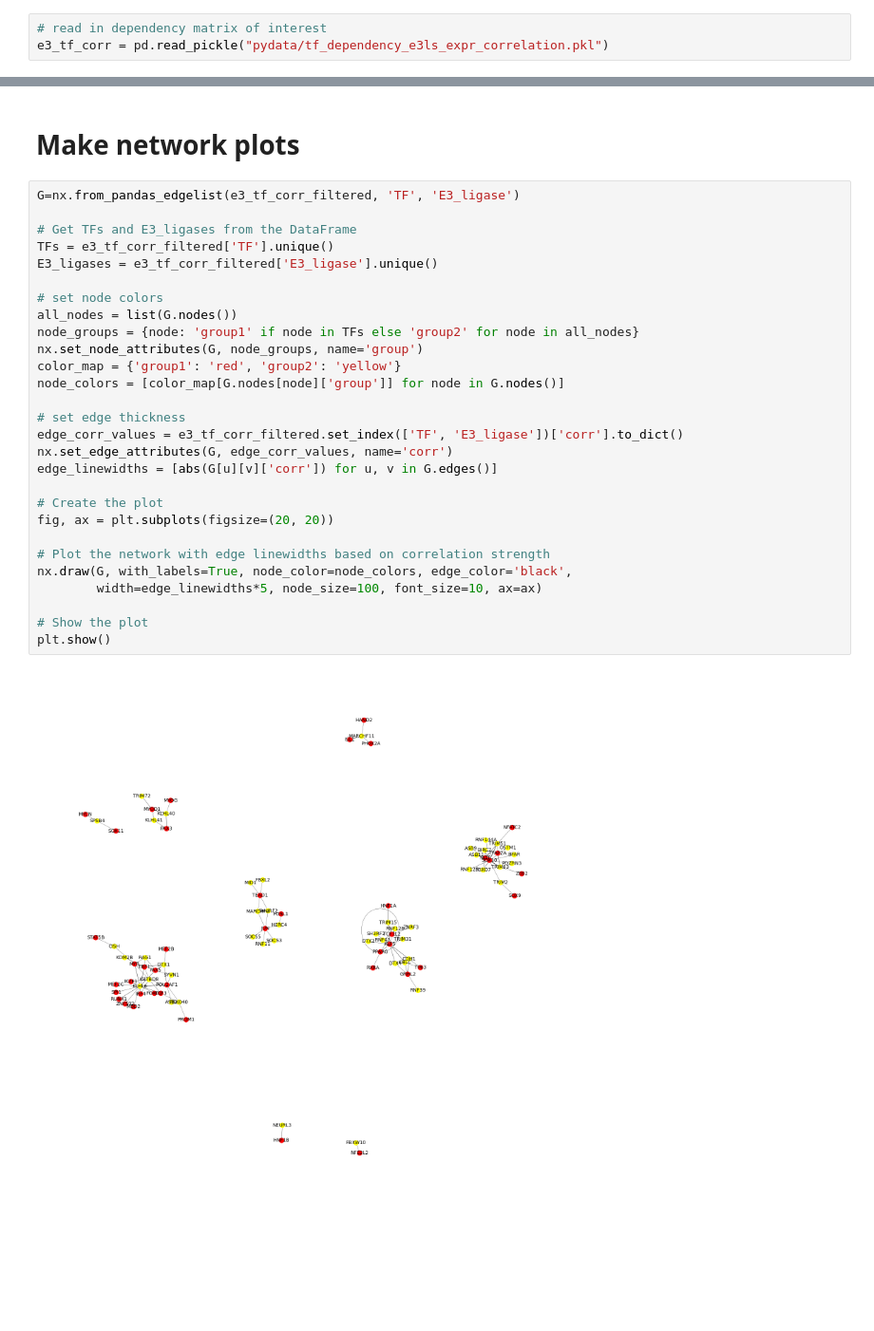
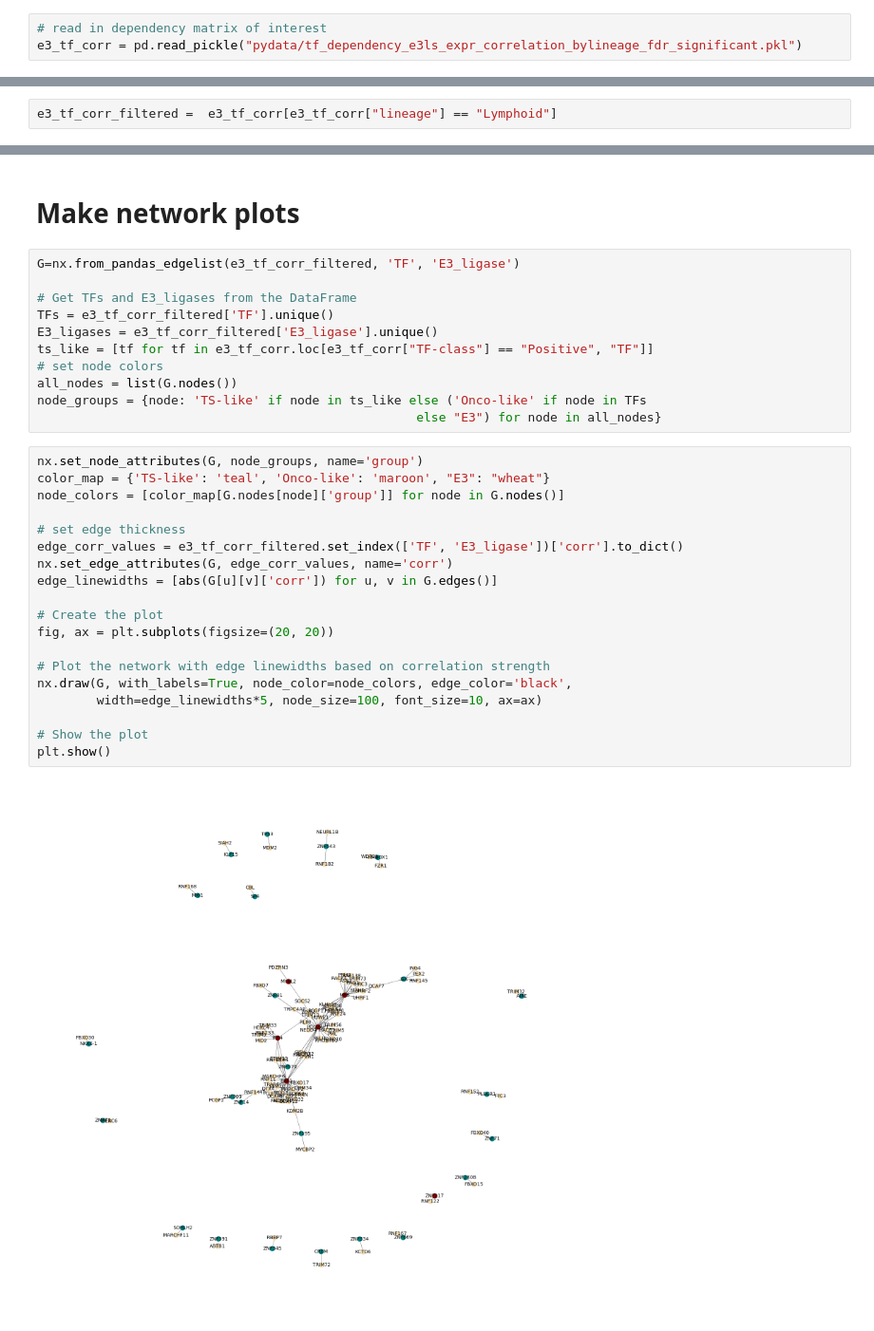
Before and after one commit to ddiannae/cancer_bootcamp25, a Jupyter notebook: 9_make_network_plots.ipynb, the cells around one changed output, grey strips where cells are left out. Shown at 95% size. Cells and saved outputs as stored; diff of their text form; blank space fills up the shorter version.

Commit message:
Filtering for lymphoid

```diff
--- a/9_make_network_plots.ipynb
+++ b/9_make_network_plots.ipynb
@@ -10,5 +9,5 @@ import matplotlib.pyplot as plt
 # Import and prepare data
 # %%
 # read in dependency matrix of interest
-e3_tf_corr = pd.read_pickle("pydata/tf_dependency_e3ls_expr_correlation.pkl")
+e3_tf_corr = pd.read_pickle("pydata/tf_dependency_e3ls_expr_correlation_bylineage_fdr_significant.pkl")
 # %%
@@ -35 +22,3 @@ e3_tf_corr_filtered=e3_tf_corr.loc[ abs(e3_tf_corr['corr'] < -threshold) , ['TF'
+# %%
+e3_tf_corr_filtered =  e3_tf_corr[e3_tf_corr["lineage"] == "Lymphoid"]
 # %%
@@ -51,32 +44,34 @@ e3_tf_corr_filtered
 # %% [markdown]
 # Make network plots
+# %%
+G=nx.from_pandas_edgelist(e3_tf_corr_filtered, 'TF', 'E3_ligase')
+
+# Get TFs and E3_ligases from the DataFrame
+TFs = e3_tf_corr_filtered['TF'].unique()
+E3_ligases = e3_tf_corr_filtered['E3_ligase'].unique()
+ts_like = [tf for tf in e3_tf_corr.loc[e3_tf_corr["TF-class"] == "Positive", "TF"]]
+# set node colors
+all_nodes = list(G.nodes())
+node_groups = {node: 'TS-like' if node in ts_like else ('Onco-like' if node in TFs
+                                                   else "E3") for node in all_nodes}
 # %%
-G=nx.from_pandas_edgelist(e3_tf_corr_filtered, 'TF', 'E3_ligase')
-
-# Get TFs and E3_ligases from the DataFrame
-TFs = e3_tf_corr_filtered['TF'].unique()
-E3_ligases = e3_tf_corr_filtered['E3_ligase'].unique()
-
-# set node colors
-all_nodes = list(G.nodes())
-node_groups = {node: 'group1' if node in TFs else 'group2' for node in all_nodes}
 nx.set_node_attributes(G, node_groups, name='group')
-color_map = {'group1': 'red', 'group2': 'yellow'}
+color_map = {'TS-like': 'teal', 'Onco-like': 'maroon', "E3": "wheat"}
 node_colors = [color_map[G.nodes[node]['group']] for node in G.nodes()]
 
 # set edge thickness
 edge_corr_values = e3_tf_corr_filtered.set_index(['TF', 'E3_ligase'])['corr'].to_dict()
 nx.set_edge_attributes(G, edge_corr_values, name='corr')
 edge_linewidths = [abs(G[u][v]['corr']) for u, v in G.edges()]
 
 # Create the plot
 fig, ax = plt.subplots(figsize=(20, 20))
 
 # Plot the network with edge linewidths based on correlation strength
 nx.draw(G, with_labels=True, node_color=node_colors, edge_color='black',
         width=edge_linewidths*5, node_size=100, font_size=10, ax=ax)
 
 # Show the plot
 plt.show()
 # %% [output]
-[figure, old version]
+[figure, new version]
```
Also changed, not shown: parts of 9 cells of this notebook.
